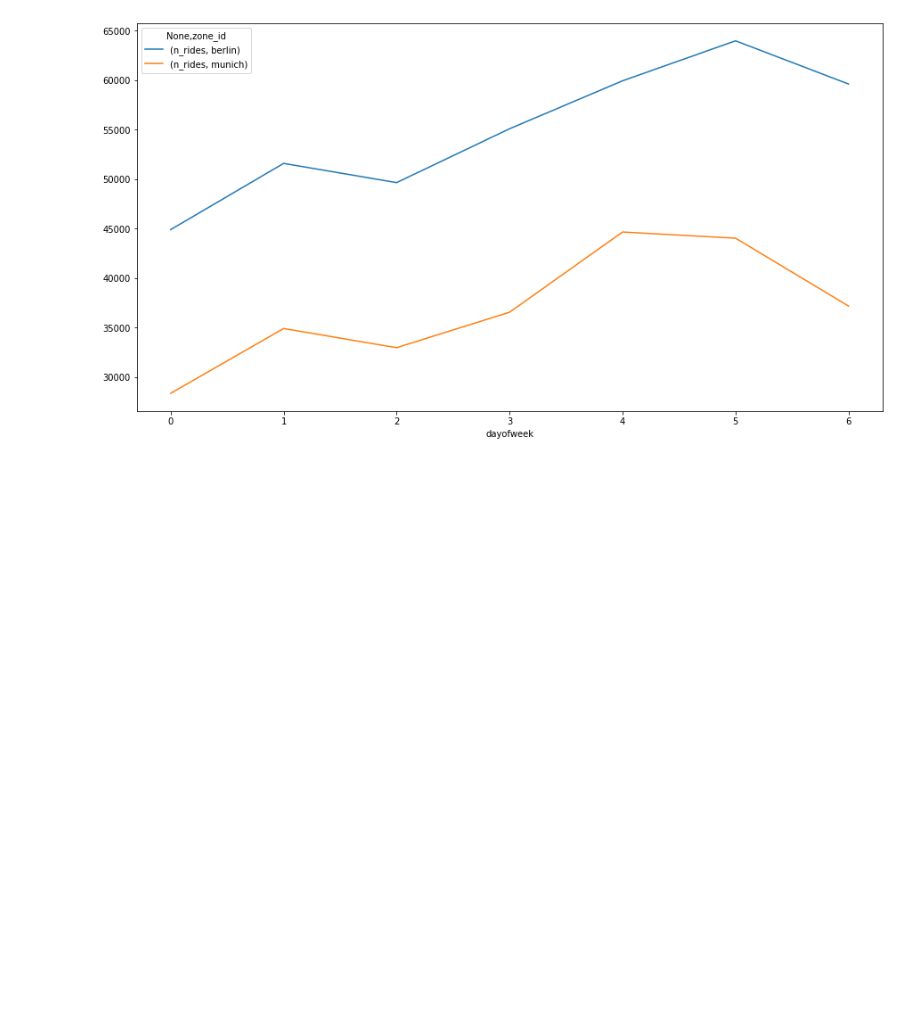
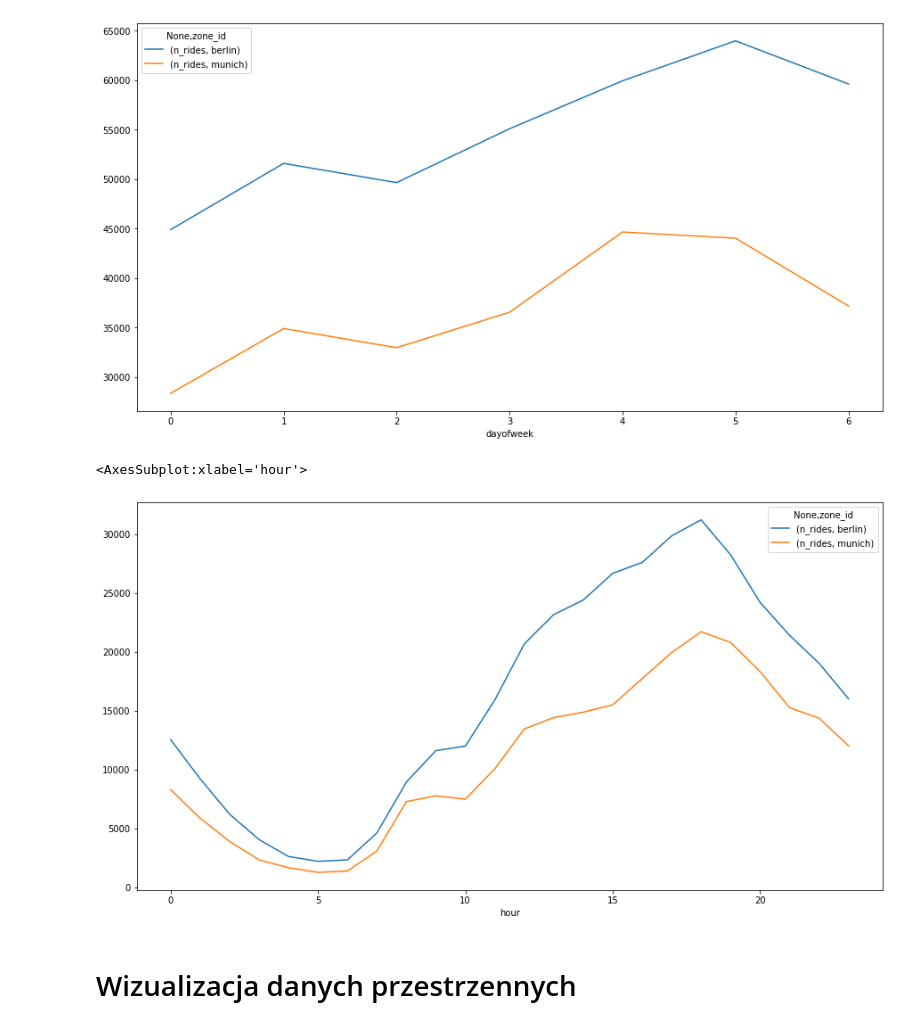
Before and after one commit to jsobolew/E-Scooter-routes-analysis, a Jupyter notebook: script.ipynb, the cells around one changed output. Saved outputs shown, nothing was run; the diff lists cells and outputs as text; code cells hidden in the pictures; blank space fills up the shorter version.

```diff
--- a/script.ipynb
+++ b/script.ipynb
@@ -97,6 +112,13 @@ pd.pivot_table(data, values=['n_rides'],  index=data[['dayofweek']], columns=['z
 # %% [output]
 <AxesSubplot:xlabel='dayofweek'>
 [figure]
+# %%
+pd.pivot_table(data, values=['n_rides'],  index=data[['hour']], columns=['zone_id'], aggfunc='sum').plot(figsize=(15,8))
+# %% [output]
+<AxesSubplot:xlabel='hour'>
+[figure, added]
+# %% [markdown]
+# Wizualizacja danych przestrzennych
 # %%
 def getRide(i):
     return  [[data['start_h3_centroid_lat'][i], data['start_h3_centroid_lon'][i]], [data['end_h3_centroid_lat'][i], data['end_h3_centroid_lon'][i]]]
```
Also changed, not shown: parts of 21 cells of this notebook, 1 other file.
